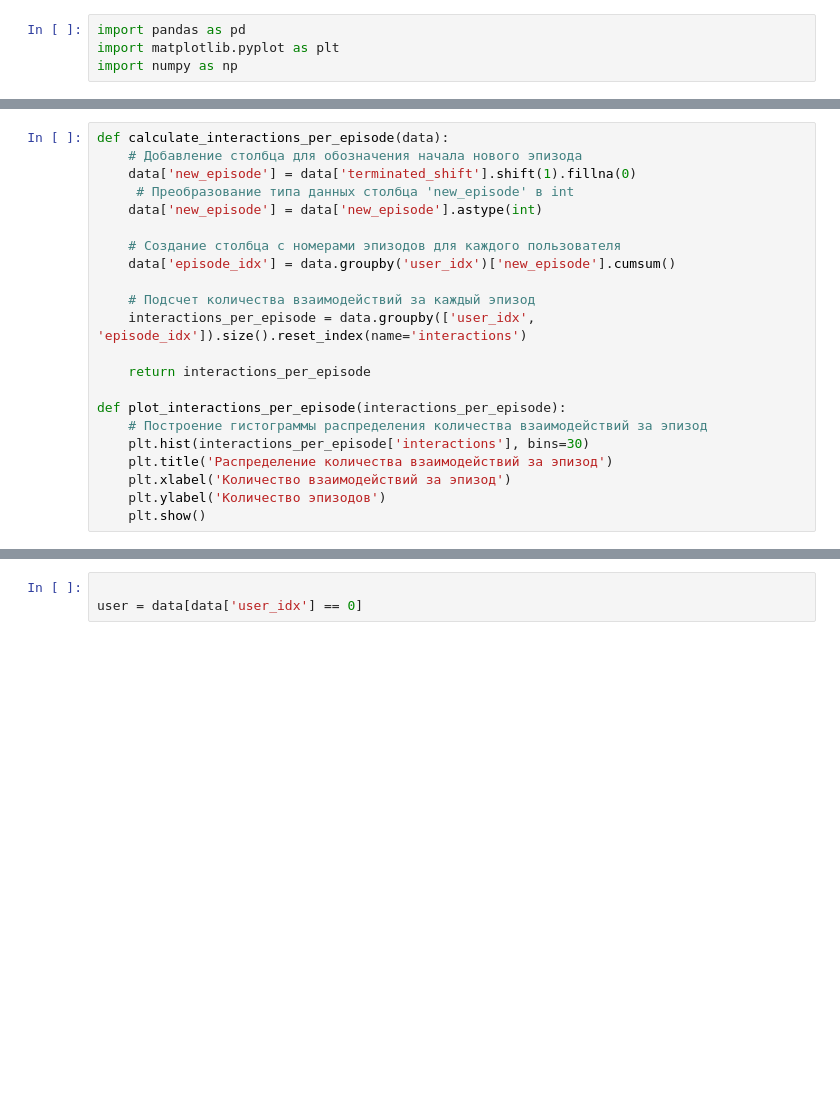
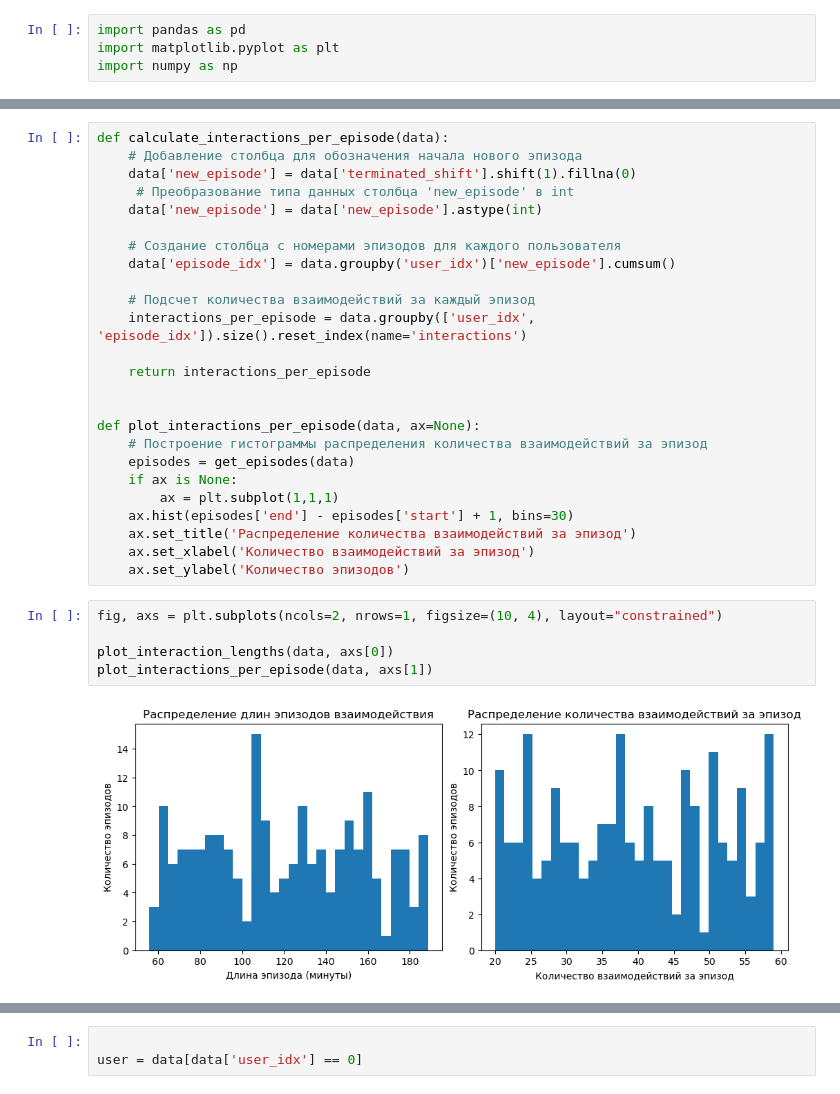
Before and after one commit to ZoyaV/RecSysMDP, a Jupyter notebook: environments/process_datasets.ipynb, the cells around one changed output, grey strips where cells are left out. Drawn from its saved outputs; the diff is of its cells as text; blank space fills up the shorter version.

```diff
--- a/environments/process_datasets.ipynb
+++ b/environments/process_datasets.ipynb
@@ -49,12 +102,22 @@ def calculate_interactions_per_episode(data):
 
     return interactions_per_episode
 
-def plot_interactions_per_episode(interactions_per_episode):
+
+def plot_interactions_per_episode(data, ax=None):
     # Построение гистограммы распределения количества взаимодействий за эпизод
-    plt.hist(interactions_per_episode['interactions'], bins=30)
-    plt.title('Распределение количества взаимодействий за эпизод')
-    plt.xlabel('Количество взаимодействий за эпизод')
-    plt.ylabel('Количество эпизодов')
-    plt.show()
+    episodes = get_episodes(data)
+    if ax is None:
+        ax = plt.subplot(1,1,1)
+    ax.hist(episodes['end'] - episodes['start'] + 1, bins=30)
+    ax.set_title('Распределение количества взаимодействий за эпизод')
+    ax.set_xlabel('Количество взаимодействий за эпизод')
+    ax.set_ylabel('Количество эпизодов')
+# %%
+fig, axs = plt.subplots(ncols=2, nrows=1, figsize=(10, 4), layout="constrained")
+
+plot_interaction_lengths(data, axs[0])
+plot_interactions_per_episode(data, axs[1])
+# %% [output]
+[figure, added]
 # %%
 
```
Also changed, not shown: parts of 10 cells of this notebook.
